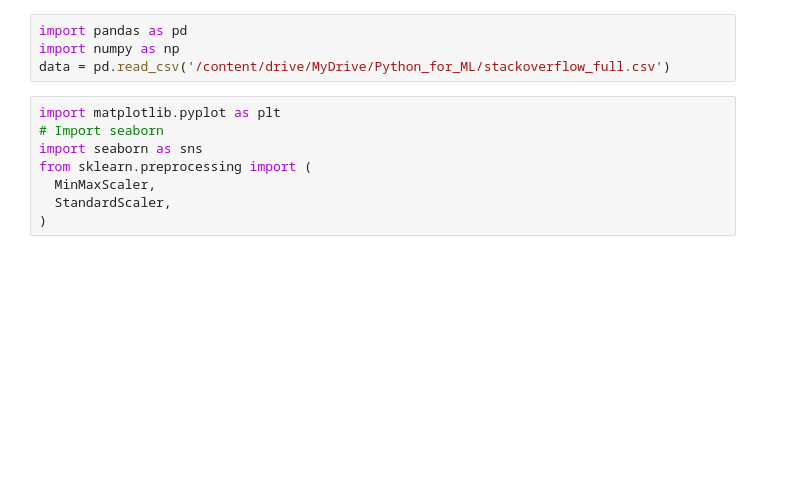
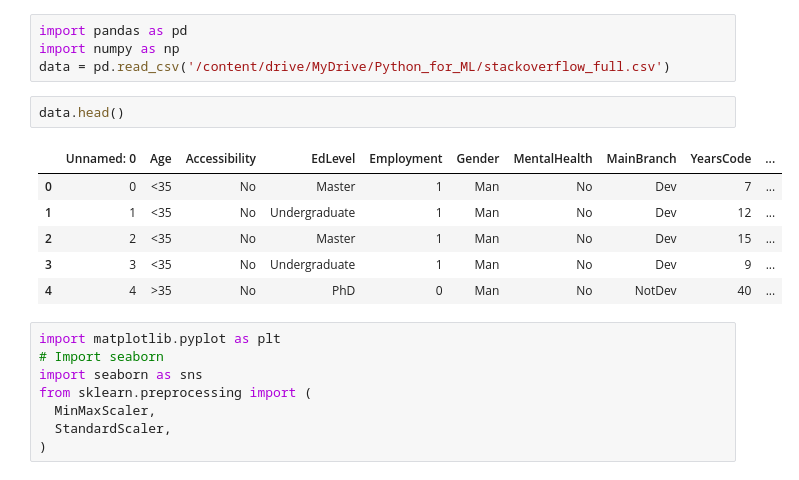
Before and after one commit to MateuszPasternak/PythonForML_AGH, a Jupyter notebook: DataPrepForRegression.ipynb, the cells around one changed output. Drawn from its saved outputs; the diff is of its cells as text; blank space fills up the shorter version.

```diff
--- a/DataPrepForRegression.ipynb
+++ b/DataPrepForRegression.ipynb
@@ -9,6 +9,15 @@ Drive already mounted at /content/drive; to attempt to forcibly remount, call dr
 import pandas as pd
 import numpy as np
 data = pd.read_csv('/content/drive/MyDrive/Python_for_ML/stackoverflow_full.csv')
+# %%
+data.head()
+# %% [output]
+|  | Unnamed: 0 | Age | Accessibility | EdLevel | Employment | Gender | MentalHealth | MainBranch | YearsCode | ... |
+| 0 | 0 | <35 | No | Master | 1 | Man | No | Dev | 7 | ... |
+| 1 | 1 | <35 | No | Undergraduate | 1 | Man | No | Dev | 12 | ... |
+| 2 | 2 | <35 | No | Master | 1 | Man | No | Dev | 15 | ... |
+| 3 | 3 | <35 | No | Undergraduate | 1 | Man | No | Dev | 9 | ... |
+| 4 | 4 | >35 | No | PhD | 0 | Man | No | NotDev | 40 | ... |
 # %%
 import matplotlib.pyplot as plt
 # Import seaborn
```
Also changed, not shown: parts of 21 cells of this notebook.
